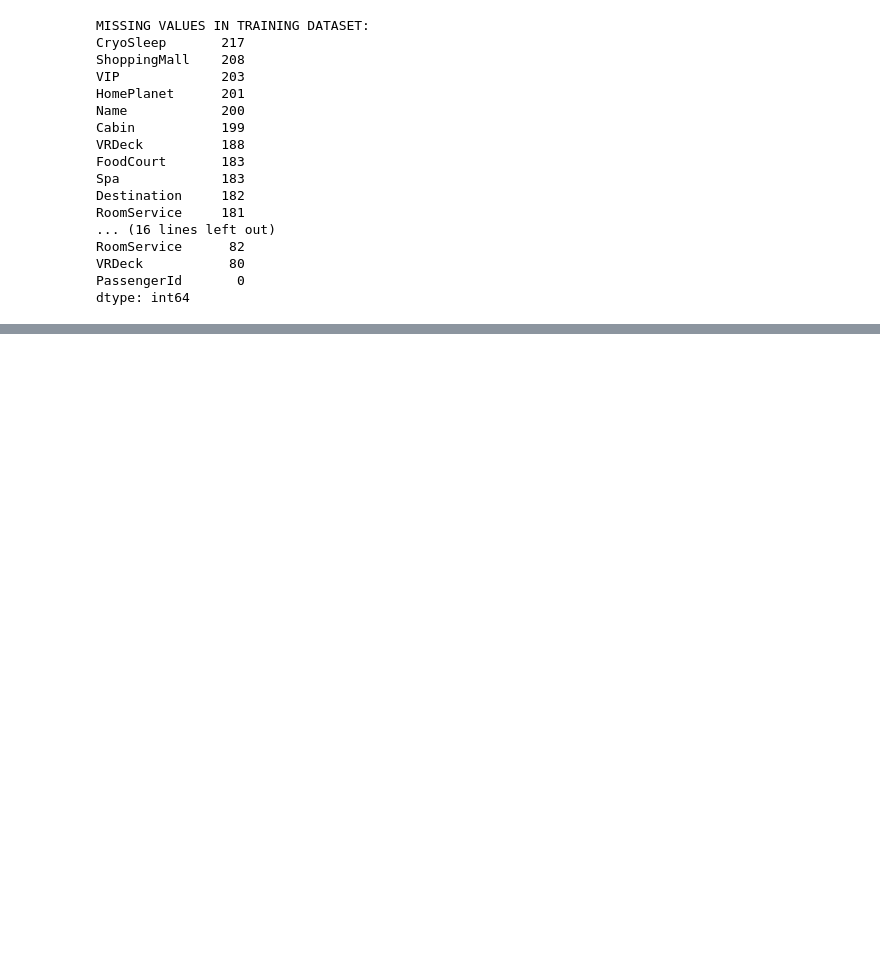
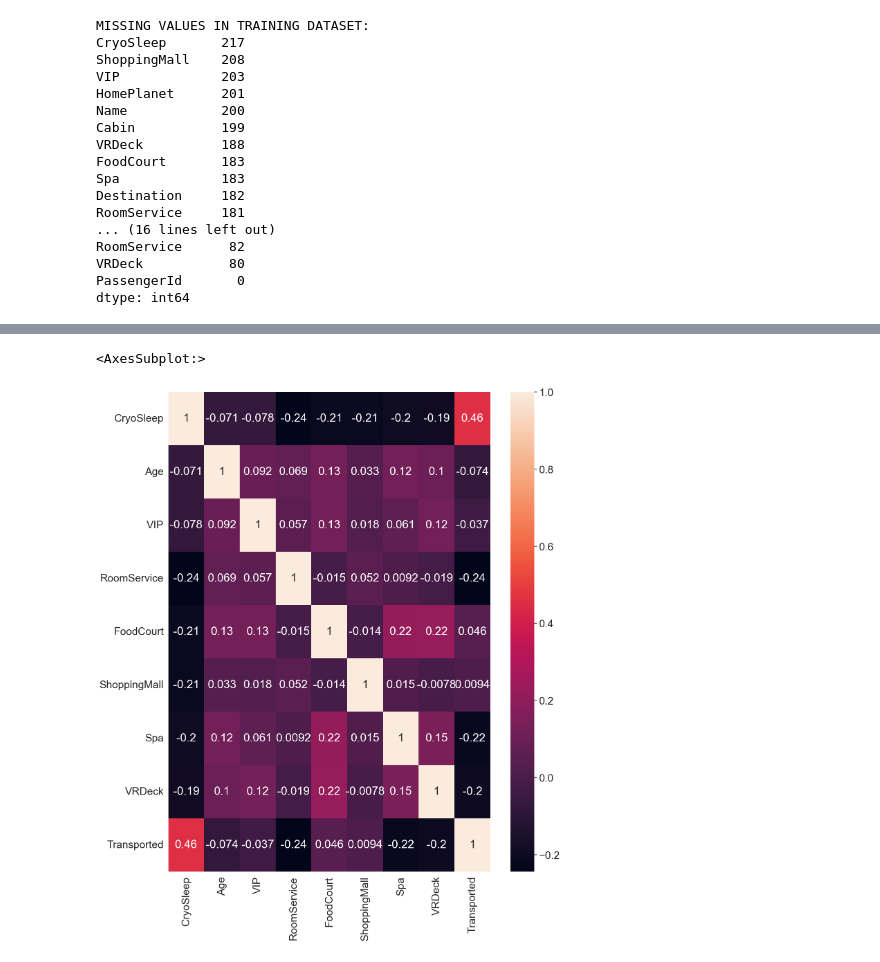
Before and after one commit to cmb-sy/kaggle, a Jupyter notebook: 2GettingStarted/SpaceshipTitanic/notebook.ipynb, the cells around one changed output, grey strips where cells are left out. Cells and saved outputs as stored; diff of their text form; code cells hidden in the pictures; blank space fills up the shorter version.

```diff
--- a/2GettingStarted/SpaceshipTitanic/notebook.ipynb
+++ b/2GettingStarted/SpaceshipTitanic/notebook.ipynb
@@ -4,6 +4,23 @@ import pandas as pd
 import numpy as np
 from scipy import stats as st
 import matplotlib.pyplot as plt
+import numpy as np
+import pandas as pd
+import matplotlib.pyplot as plt
+%matplotlib inline
+import seaborn as sns
+sns.set(style='darkgrid', font_scale=2)
+import warnings
+warnings.filterwarnings('ignore')
+
+# Sklearn
+from sklearn.model_selection import train_test_split
+from sklearn.metrics import accuracy_score
+from sklearn.preprocessing import LabelEncoder
+
+# Models
+from xgboost import XGBClassifier
+from catboost import CatBoostClassifier
 # %%
 df_train = pd.read_csv('train.csv')
 df_test = pd.read_csv('test.csv')
@@ -108,3 +166,31 @@ df_test.set_index('PassengerId',inplace=True)
 # describeの結果より、一番多い数である0をnullに代入する。
 df_train[['RoomService','FoodCourt','ShoppingMall','Spa','VRDeck']] \
 = df_train[['RoomService','FoodCourt','ShoppingMall','Spa','VRDeck']].fillna(0)
+
+# 平均値で埋める
+df_train['Age'] =df_train['Age'].fillna(df_train['Age'].median())
+df_test['Age'] =df_test['Age'].fillna(df_test['Age'].median())
+
+# 一番多い値で埋める
+df_train['VIP'] =df_train['VIP'].fillna(False)
+df_test['VIP'] =df_test['VIP'].fillna(False)
+
+df_train['HomePlanet'] =df_train['HomePlanet'].fillna('Earth')
+df_test['HomePlanet'] =df_test['HomePlanet'].fillna('Earth')
+
+df_train['Destination']=df_train['Destination'].fillna("TRAPPIST-1e")
+df_test['Destination']=df_test['Destination'].fillna("TRAPPIST-1e")
+
+df_train['CryoSleep'] =df_train['CryoSleep'].fillna(False)
+df_test['CryoSleep'] =df_test['CryoSleep'].fillna(False)
+
+df_train['Cabin'] =df_train['Cabin'].fillna('G/734/S ')
+df_test['Cabin'] =df_test['Cabin'].fillna('G/734/S ')
+# %%
+# visualizr by heatmap
+# corrでカラム間の相関係数を算出しsnsでヒートマップで可視化。annotは数値を表示
+plt.figure(figsize=(15,18))
+sns.heatmap(df_train.corr(), annot=True)
+# %% [output]
+<AxesSubplot:>
+[figure, added]
```
Also changed, not shown: parts of 8 cells of this notebook, 3 other files.
